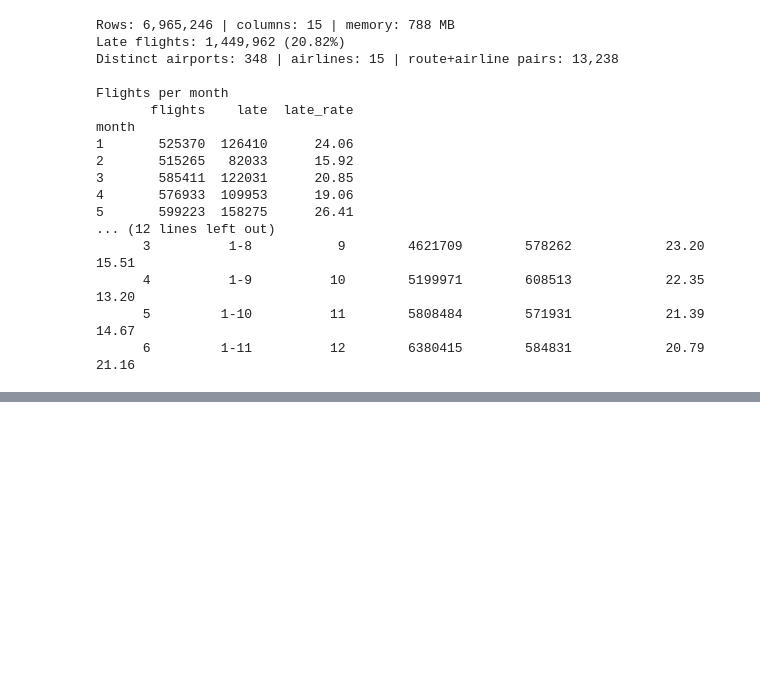
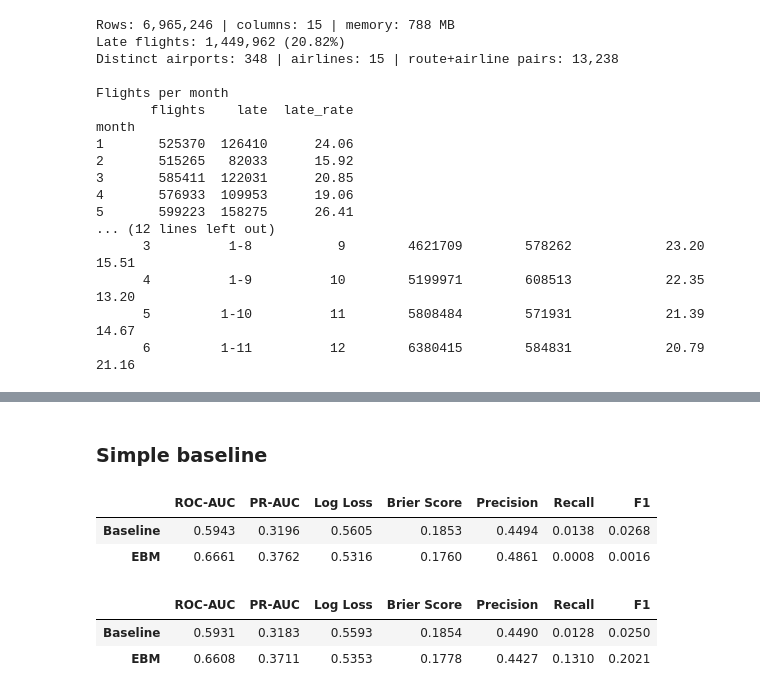
Before and after one commit to Smaash7/ComputationalToolsForDS, a Jupyter notebook: notebooks/04_predicting_delays.ipynb, the cells around one changed output, grey strips where cells are left out. Saved outputs shown, nothing was run; the diff lists cells and outputs as text; code cells hidden in the pictures; blank space fills up the shorter version.

```diff
--- a/notebooks/04_predicting_delays.ipynb
+++ b/notebooks/04_predicting_delays.ipynb
@@ -179,0 +218,2 @@ month
+# %% [markdown]
+### Simple baseline
@@ -179,0 +236,73 @@ month
+# %%
+# Sample training data
+train = train.sample(n=200_000, random_state=42)
+
+results = {}
+
+for name, features in [("Baseline", BASELINE_COLS_LIST), ("EBM", EBM_COLS_LIST)]:
+    model = ExplainableBoostingClassifier(random_state=42, interactions=0)
+    model.fit(train[features], train["late_arrival"])
+
+    probs = model.predict_proba(val[features])[:, 1]
+    preds = (probs >= 0.5).astype(int)
+    y = val["late_arrival"]
+
+    results[name] = {
+        "ROC-AUC": roc_auc_score(y, probs),
+        "PR-AUC": average_precision_score(y, probs),
+        "Log Loss": log_loss(y, probs),
+        "Brier Score": brier_score_loss(y, probs),
+        "Precision": precision_score(y, preds, zero_division=0),
+        "Recall": recall_score(y, preds, zero_division=0),
+        "F1": f1_score(y, preds, zero_division=0),
+    }
+
+# Compare models
+results_df_baseline_EBM = pd.DataFrame(results).T
+display(results_df_baseline_EBM.round(4))
+# %% [output]
+|  | ROC-AUC | PR-AUC | Log Loss | Brier Score | Precision | Recall | F1 |
+| Baseline | 0.5943 | 0.3196 | 0.5605 | 0.1853 | 0.4494 | 0.0138 | 0.0268 |
+| EBM | 0.6661 | 0.3762 | 0.5316 | 0.1760 | 0.4861 | 0.0008 | 0.0016 |
+# %%
+# Sample training data
+from xgboost import XGBClassifier
+
+
+train = train.sample(n=200_000, random_state=42)
+
+results = {}
+
+
+
+for name, features in [("Baseline", BASELINE_COLS_LIST), ("EBM", EBM_COLS_LIST)]:
+    model = XGBClassifier(
+        n_estimators=100,
+        max_depth=6,
+        enable_categorical=True,
+        tree_method="hist",
+        random_state=42
+    )
+    model.fit(train[features], train["late_arrival"])
+
+    probs = model.predict_proba(val[features])[:, 1]
+    preds = (probs >= 0.5).astype(int)
+    y = val["late_arrival"]
+
+    results[name] = {
+        "ROC-AUC": roc_auc_score(y, probs),
+        "PR-AUC": average_precision_score(y, probs),
+        "Log Loss": log_loss(y, probs),
+        "Brier Score": brier_score_loss(y, probs),
+        "Precision": precision_score(y, preds, zero_division=0),
+        "Recall": recall_score(y, preds, zero_division=0),
+        "F1": f1_score(y, preds, zero_division=0),
+    }
+
+# Compare models
+results_df_baseline_XGB = pd.DataFrame(results).T
+display(results_df_baseline_XGB.round(4))
+# %% [output]
+|  | ROC-AUC | PR-AUC | Log Loss | Brier Score | Precision | Recall | F1 |
+| Baseline | 0.5931 | 0.3183 | 0.5593 | 0.1854 | 0.4490 | 0.0128 | 0.0250 |
+| EBM | 0.6608 | 0.3711 | 0.5353 | 0.1778 | 0.4427 | 0.1310 | 0.2021 |
```
Also changed, not shown: parts of 9 cells of this notebook, 1 other file.
